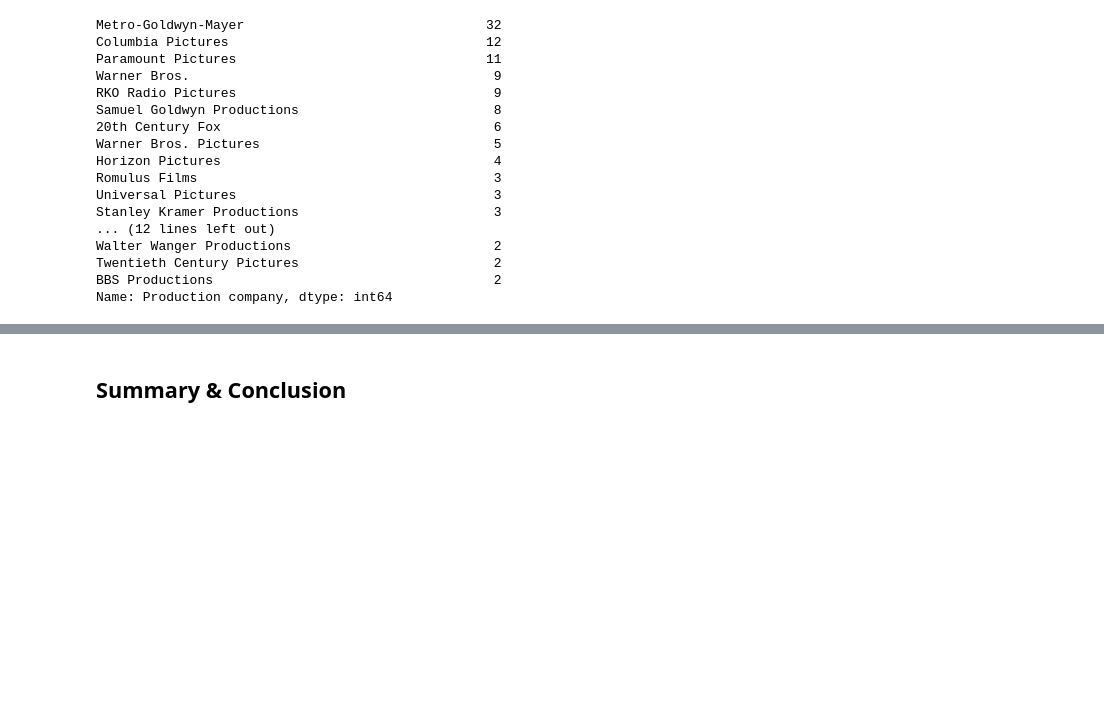
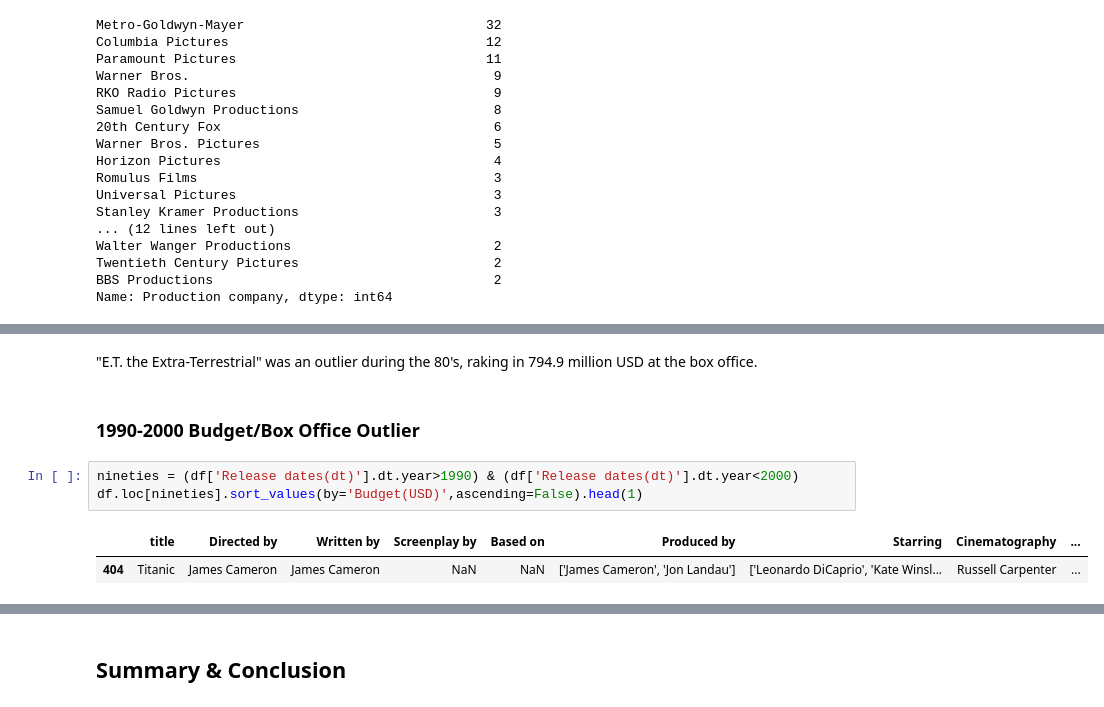
Before and after one commit to ryyanpark/My-Data-Projects, a Jupyter notebook: Python Projects/Academy Award for Best Picture/Best_Picture-EDA.ipynb, the cells around one changed output, grey strips where cells are left out. Drawn from its saved outputs; the diff is of its cells as text; blank space fills up the shorter version.

```diff
--- a/Python Projects/Academy Award for Best Picture/Best_Picture-EDA.ipynb
+++ b/Python Projects/Academy Award for Best Picture/Best_Picture-EDA.ipynb
@@ -291,0 +325,10 @@ Name: Production company, dtype: int64
+# %% [markdown]
+"E.T. the Extra-Terrestrial" was an outlier during the 80's, raking in 794.9 million USD at the box office.
+# %% [markdown]
+### 1990-2000 Budget/Box Office Outlier
+# %%
+nineties = (df['Release dates(dt)'].dt.year>1990) & (df['Release dates(dt)'].dt.year<2000)
+df.loc[nineties].sort_values(by='Budget(USD)',ascending=False).head(1)
+# %% [output]
+|  | title | Directed by | Written by | Screenplay by | Based on | Produced by | Starring | Cinematography | ... |
+| 404 | Titanic | James Cameron | James Cameron | NaN | NaN | ['James Cameron', 'Jon Landau'] | ['Leonardo DiCaprio', 'Kate Winsl... | Russell Carpenter | ... |
```
Also changed, not shown: parts of 15 cells of this notebook.
